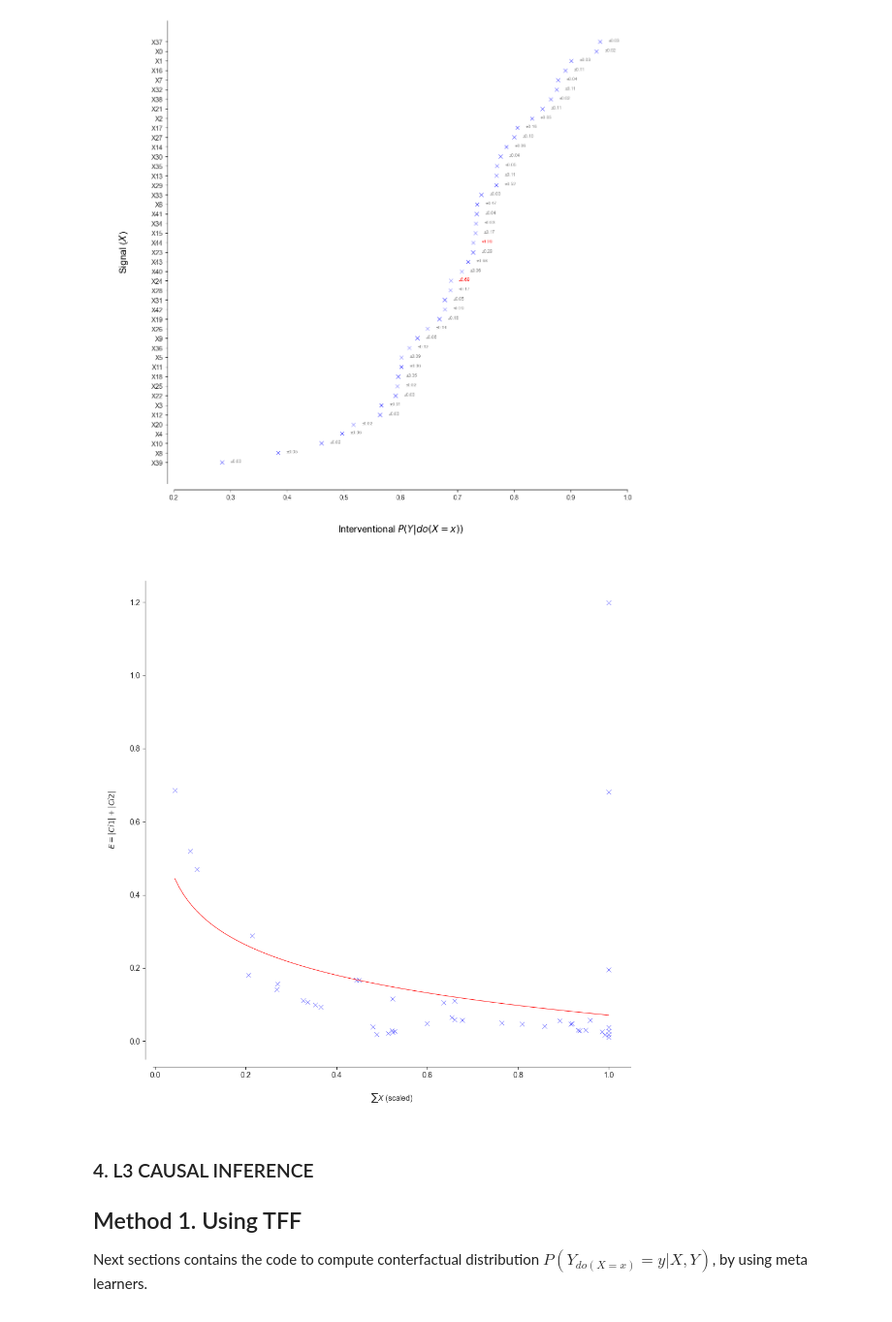
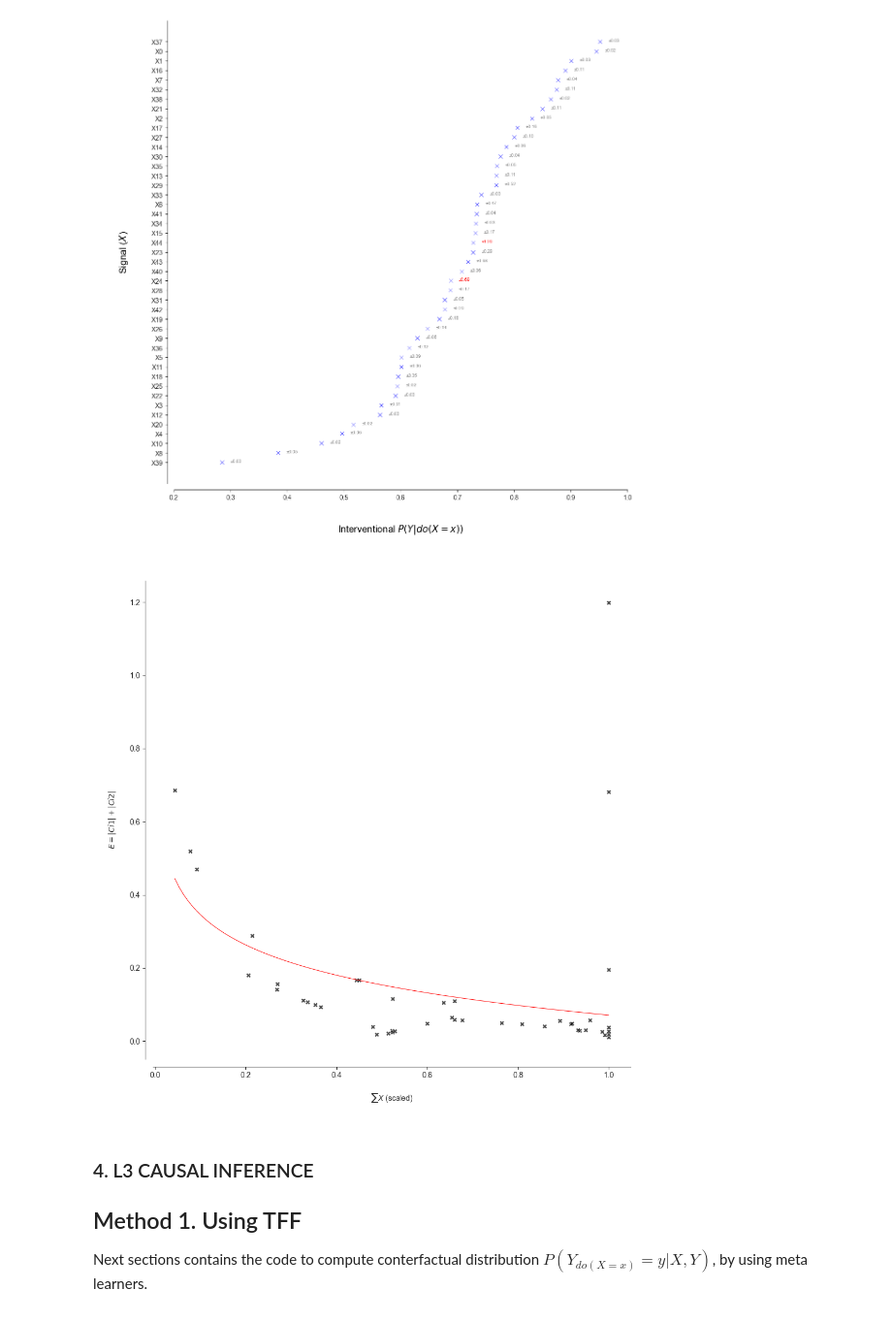
Before and after one commit to sweetpastabox/Causal-HMM, a Jupyter notebook: Causal_HMM.ipynb, the cells around one changed output. Shown at 97% size. Drawn from its saved outputs; the diff is of its cells as text; code cells hidden in the pictures.

```diff
--- a/Causal_HMM.ipynb
+++ b/Causal_HMM.ipynb
@@ -106,7 +88,7 @@ ROC-AUC   : 0.878505864354921
 sdf = df.copy()
 
 
-tdf = list(sdf['X37'])
+tdf = list(sdf['X11'])
 i = 1
 while i < 1000:
     random.shuffle(tdf)
@@ -129,6 +111,8 @@ print(f'F1        : {metrics.f1_score(y_test, y_pred)}')
 print(f'Accuracy  : {metrics.accuracy_score(y_test, y_pred)}')
 print(f'Precision : {metrics.precision_score(y_test, y_pred)}')
 print(f'ROC-AUC   : {metrics.roc_auc_score(y_test, y_pred)}')
+
+print(f'\n[!] We can observe the performance decreases when perturbing signals...')
 # %% [output]
 [+] Finished!
 
@@ -345,38 +325,37 @@ for i in range(len(lci1)):
 
 # 3. Create df
 pl2 = pd.DataFrame()
 pl2['X'] = doXdf['X']
 pl2['V'] = v
 pl2['E'] = e
 
 # 4. plot df
 plt.figure(figsize=(10,10))
 
 # data points
-g = sns.scatterplot(data=pl2, x="V", y="E", marker='x', alpha=.7, color='blue')
+g = sns.scatterplot(data=pl2, x="V", y="E", marker='X', alpha=.7, color='black')
 
 # log regression line
 pl2['log_V'] = np.log(pl2['V'] + 1e-10)
 m, b = np.polyfit(pl2['log_V'], pl2['E'], 1)
 x_values = np.linspace(pl2['V'].min(), pl2['V'].max(), 100)
 log_x_values = np.log(x_values + 1e-10)
 y_values = m * log_x_values + b
 
 plt.plot(x_values, y_values, color='red', linewidth=.7)
 
 # style
 sns.set_style("ticks")
 sns.despine(top=True, right=True, offset=10)
 g.set_xlabel('\n$\sum X$ (scaled)\n')
 g.set_ylabel('\n$E = |Ci1|+|Ci2|$\n')
 
-plt.draw()
-plt.savefig('Figures/FIG2_FREQ_ERROR_PYDOX.jpeg', dpi=400, bbox_inches='tight')
-
+#plt.draw()
+#plt.savefig('Figures/FIG2_FREQ_ERROR_PYDOX.jpeg', dpi=400, bbox_inches='tight')
 plt.tight_layout()
 plt.show()
 # %% [output]
-[figure, old version]
+[figure, new version]
 # %% [markdown]
 ### 4. L3 CAUSAL INFERENCE
 
```
Also changed, not shown: parts of 21 cells of this notebook.
